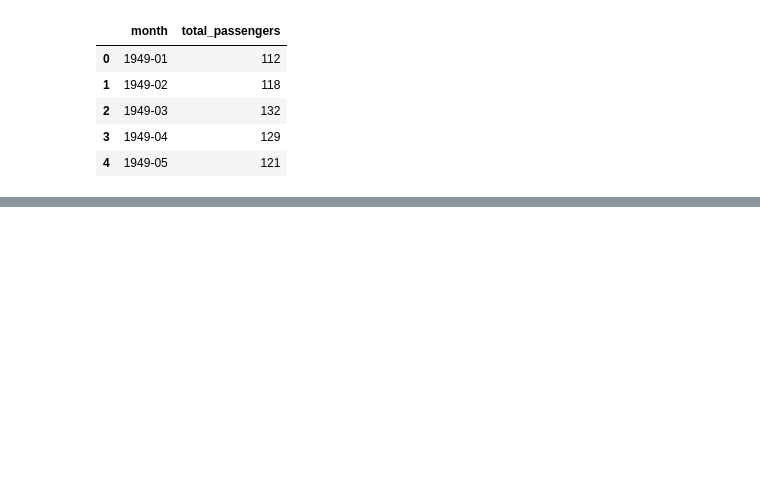
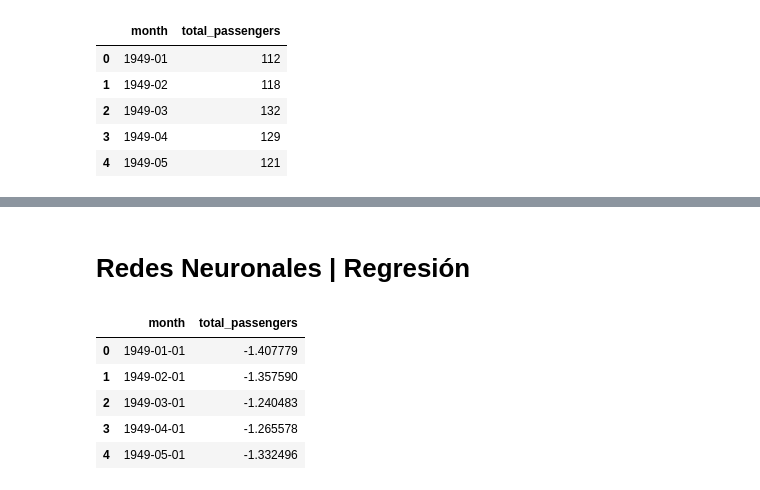
Before and after one commit to FrankRomeroT/H-bito, a Jupyter notebook: Redes Neuronales/Perceptrón Multicapa (MLP)/Regresión/Dia 32/airline_regresión.ipynb, the cells around one changed output, grey strips where cells are left out. Drawn from its saved outputs; the diff is of its cells as text; code cells hidden in the pictures; blank space fills up the shorter version.

```diff
--- a/Redes Neuronales/Perceptrón Multicapa (MLP)/Regresión/Dia 32/airline_regresión.ipynb
+++ b/Redes Neuronales/Perceptrón Multicapa (MLP)/Regresión/Dia 32/airline_regresión.ipynb
@@ -23,0 +88,19 @@ df2 = df.copy()
+# %% [markdown]
+# Redes Neuronales | Regresión
+# %%
+# Definir características numéricas y categóricas
+numeric_features = ['total_passengers']
+# %%
+from sklearn.preprocessing import StandardScaler
+
+scaler = StandardScaler()
+df2[numeric_features] = scaler.fit_transform(df2[numeric_features])
+# %%
+df2.head()
+# %% [output]
+|  | month | total_passengers |
+| 0 | 1949-01-01 | -1.407779 |
+| 1 | 1949-02-01 | -1.357590 |
+| 2 | 1949-03-01 | -1.240483 |
+| 3 | 1949-04-01 | -1.265578 |
+| 4 | 1949-05-01 | -1.332496 |
```
Also changed, not shown: parts of 15 cells of this notebook.
